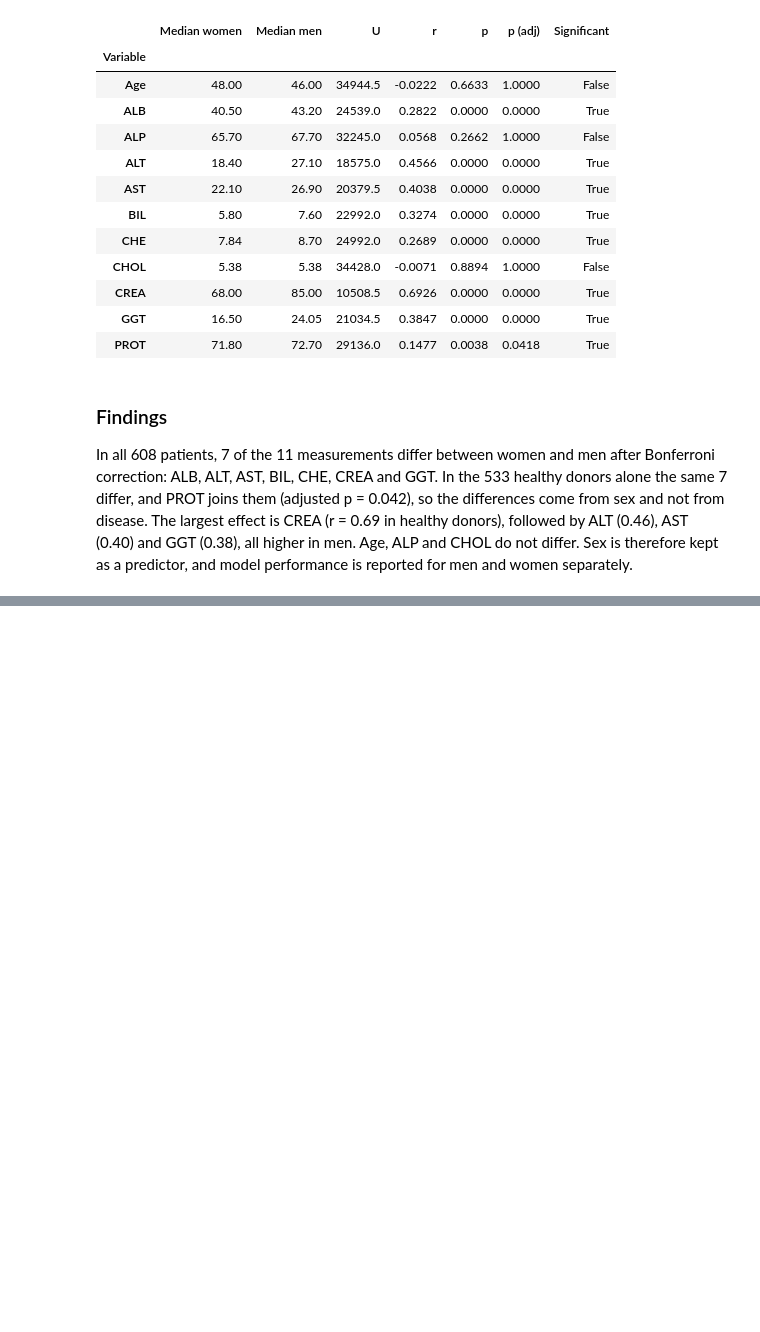
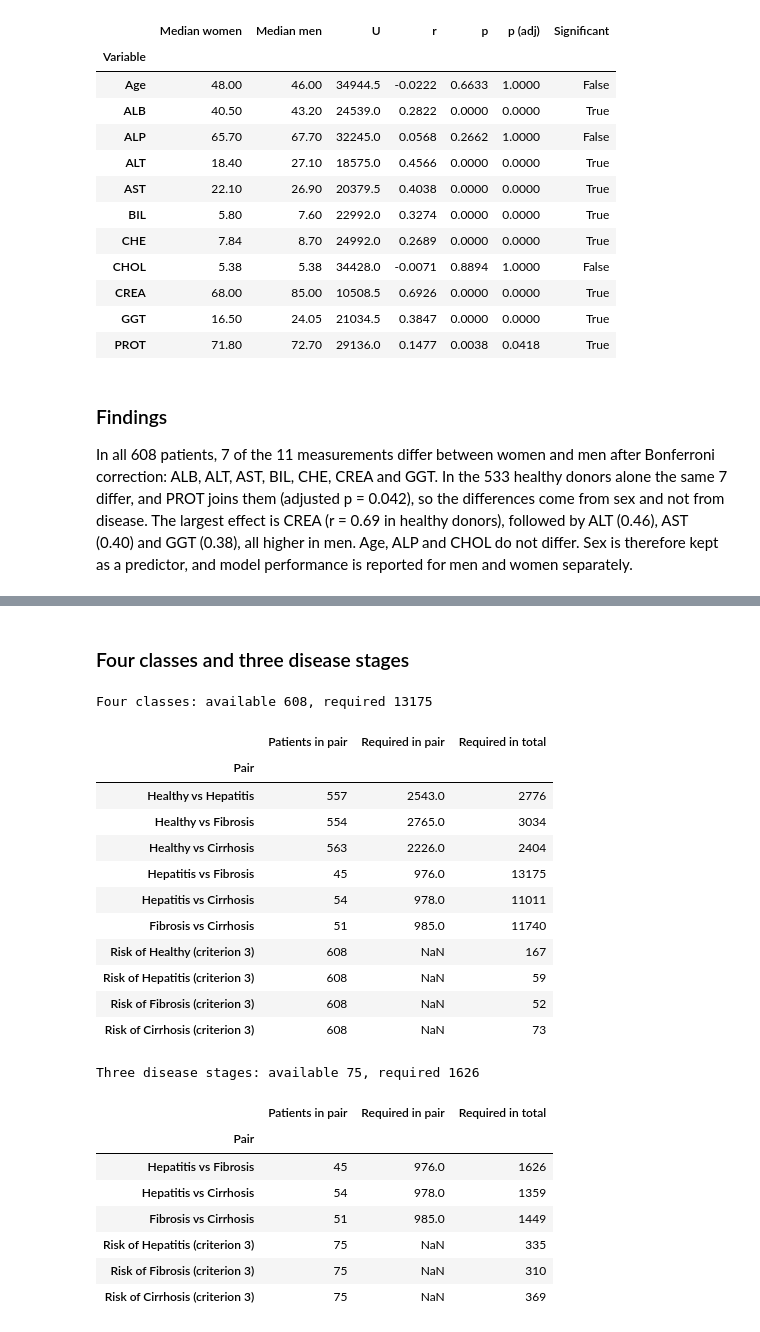
Before and after one commit to omaralhajjaj4-star/hcv-ML-DS-project, a Jupyter notebook: stats.ipynb, the cells around one changed output, grey strips where cells are left out. Drawn from its saved outputs; the diff is of its cells as text; code cells hidden in the pictures; blank space fills up the shorter version.

```diff
--- a/stats.ipynb
+++ b/stats.ipynb
@@ -369,0 +452,63 @@ In all 608 patients, 7 of the 11 measurements differ between women and men after
+# %% [markdown]
+### Four classes and three disease stages
+# %%
+# multinomial outcomes (Pate et al., 2023). A multinomial model is a set of
+# logistic submodels, one for each pair of categories. Criterion 1 is applied
+# to every pair, and the pair's required size is scaled up by the share of
+# patients that belong to that pair. Criterion 3 asks each category's risk to
+# be estimated within +/- 0.05. The same conservative R-squared default is
+# used for each pair (Nagelkerke 0.15)
+from itertools import combinations
+
+
+def pate_multinomial(counts, p=P):
+    total = sum(counts.values())
+    rows = []
+    for a, b in combinations(counts, 2):
+        n_pair = counts[a] + counts[b]
+        phi_pair = counts[b] / n_pair
+        r2 = 0.15 * max_r2_cs(phi_pair)
+        n1 = p / ((SHRINKAGE - 1) * np.log(1 - r2 / SHRINKAGE))
+        rows.append({"Pair": f"{a} vs {b}", "Patients in pair": n_pair,
+                     "Required in pair": int(np.ceil(n1)),
+                     "Required in total": int(np.ceil(n1 * total / n_pair))})
+    for c, n_c in counts.items():
+        phi_c = n_c / total
+        rows.append({"Pair": f"Risk of {c} (criterion 3)", "Patients in pair": total,
+                     "Required in pair": None,
+                     "Required in total": int(np.ceil((norm.ppf(0.975) / MARGIN) ** 2
+                                                      * phi_c * (1 - phi_c)))})
+    return pd.DataFrame(rows).set_index("Pair")
+
+
+for name, counts in {
+    "Four classes": {"Healthy": 533, "Hepatitis": 24, "Fibrosis": 21, "Cirrhosis": 30},
+    "Three disease stages": {"Hepatitis": 24, "Fibrosis": 21, "Cirrhosis": 30},
+}.items():
+    table = pate_multinomial(counts)
+    print(f"{name}: available {sum(counts.values())}, "
+          f"required {table['Required in total'].max()}")
+    display(table)
+# %% [output]
+Four classes: available 608, required 13175
+|  | Patients in pair | Required in pair | Required in total |
+| Pair |  |  |  |
+| Healthy vs Hepatitis | 557 | 2543.0 | 2776 |
+| Healthy vs Fibrosis | 554 | 2765.0 | 3034 |
+| Healthy vs Cirrhosis | 563 | 2226.0 | 2404 |
+| Hepatitis vs Fibrosis | 45 | 976.0 | 13175 |
+| Hepatitis vs Cirrhosis | 54 | 978.0 | 11011 |
+| Fibrosis vs Cirrhosis | 51 | 985.0 | 11740 |
+| Risk of Healthy (criterion 3) | 608 | NaN | 167 |
+| Risk of Hepatitis (criterion 3) | 608 | NaN | 59 |
+| Risk of Fibrosis (criterion 3) | 608 | NaN | 52 |
+| Risk of Cirrhosis (criterion 3) | 608 | NaN | 73 |
+Three disease stages: available 75, required 1626
+|  | Patients in pair | Required in pair | Required in total |
+| Pair |  |  |  |
+| Hepatitis vs Fibrosis | 45 | 976.0 | 1626 |
+| Hepatitis vs Cirrhosis | 54 | 978.0 | 1359 |
+| Fibrosis vs Cirrhosis | 51 | 985.0 | 1449 |
+| Risk of Hepatitis (criterion 3) | 75 | NaN | 335 |
+| Risk of Fibrosis (criterion 3) | 75 | NaN | 310 |
+| Risk of Cirrhosis (criterion 3) | 75 | NaN | 369 |
```
Also changed, not shown: parts of 6 cells of this notebook, 4 other files.
